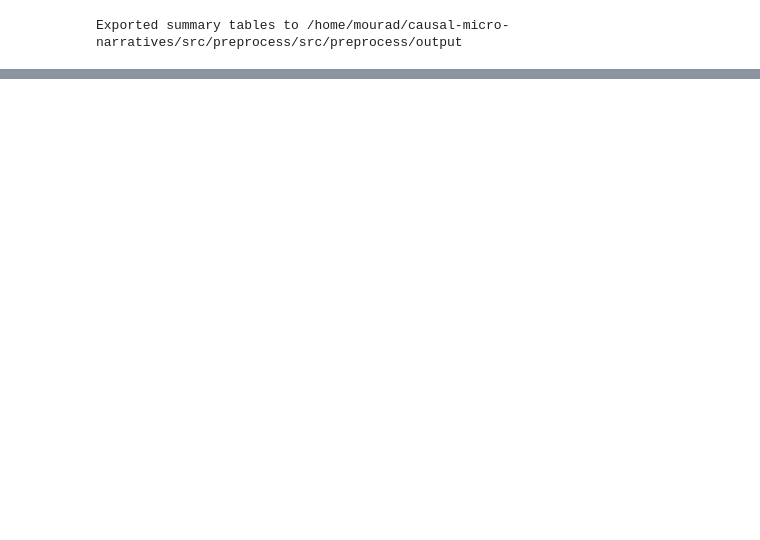
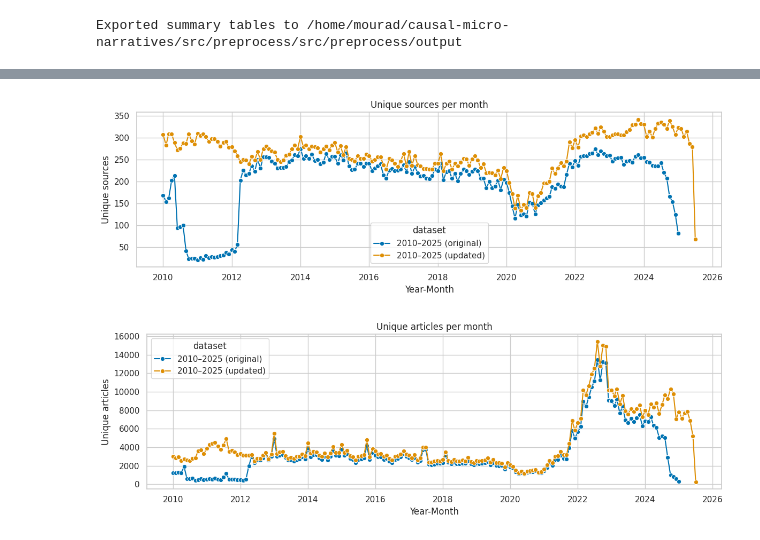
Before and after one commit to heddayam/causal-micro-narratives, a Jupyter notebook: src/preprocess/proquest_descriptive_overview.ipynb, the cells around one changed output, grey strips where cells are left out. Saved outputs shown, nothing was run; the diff lists cells and outputs as text; code cells hidden in the pictures; blank space fills up the shorter version.

```diff
--- a/src/preprocess/proquest_descriptive_overview.ipynb
+++ b/src/preprocess/proquest_descriptive_overview.ipynb
@@ -320,0 +683,66 @@ Exported summary tables to /home/mourad/causal-micro-narratives/src/preprocess/s
+# %%
+# Monthly plots: unique sources and unique articles per month across datasets
+
+import pandas as pd
+import seaborn as sns
+import matplotlib.pyplot as plt
+
+# Prepare monthly aggregates for updated 2010–2025 (if available), original 2010–2025, and preceding period
+plots = []
+
+if 'orig_df' in globals() and not orig_df.empty:
+    m_orig = (
+        orig_df.dropna(subset=["year_month"])  # already parsed
+        .groupby("year_month")
+        .agg(unique_articles=("article_id", "nunique"), unique_sources=("source_title", "nunique"))
+        .reset_index()
+    )
+    m_orig["dataset"] = "2010–2025 (original)"
+    plots.append(m_orig)
+
+if 'upd_df' in globals() and not upd_df.empty:
+    m_upd = (
+        upd_df.dropna(subset=["year_month"])  # already parsed
+        .groupby("year_month")
+        .agg(unique_articles=("article_id", "nunique"), unique_sources=("source_title", "nunique"))
+        .reset_index()
+    )
+    m_upd["dataset"] = "2010–2025 (updated)"
+    plots.append(m_upd)
+
+if 'prev_df' in globals() and not prev_df.empty:
+    m_prev = (
+        prev_df.dropna(subset=["year_month"])  # already parsed
+        .groupby("year_month")
+        .agg(unique_articles=("article_id", "nunique"), unique_sources=("source_title", "nunique"))
+        .reset_index()
+    )
+    m_prev["dataset"] = "2000–2009"
+    plots.append(m_prev)
+
+if not plots:
+    print("No datasets available for monthly plots.")
+else:
+    monthly_all = pd.concat(plots, ignore_index=True)
+    monthly_all = monthly_all.sort_values("year_month")
+
+    # Plot unique sources per month
+    fig, ax = plt.subplots(figsize=(12, 4))
+    sns.lineplot(data=monthly_all, x="year_month", y="unique_sources", hue="dataset", ax=ax, marker="o")
+    ax.set_title("Unique sources per month")
+    ax.set_xlabel("Year-Month")
+    ax.set_ylabel("Unique sources")
+    plt.tight_layout()
+    plt.show()
+
+    # Plot unique articles per month
+    fig, ax = plt.subplots(figsize=(12, 4))
+    sns.lineplot(data=monthly_all, x="year_month", y="unique_articles", hue="dataset", ax=ax, marker="o")
+    ax.set_title("Unique articles per month")
+    ax.set_xlabel("Year-Month")
+    ax.set_ylabel("Unique articles")
+    plt.tight_layout()
+    plt.show()
+# %% [output]
+[figure, added]
+[figure, added]
```
Also changed, not shown: parts of 13 cells of this notebook, 6 other files.
